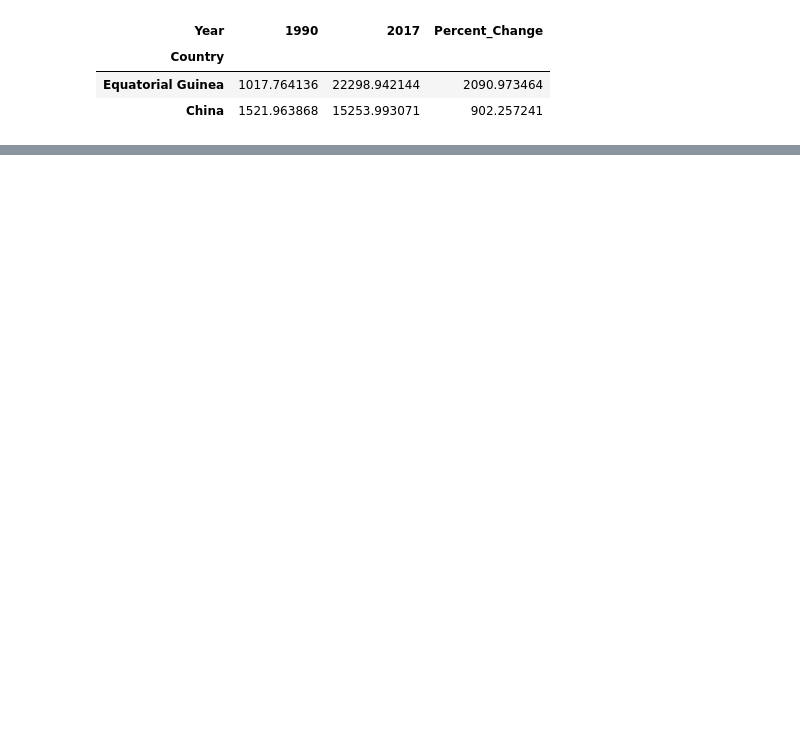
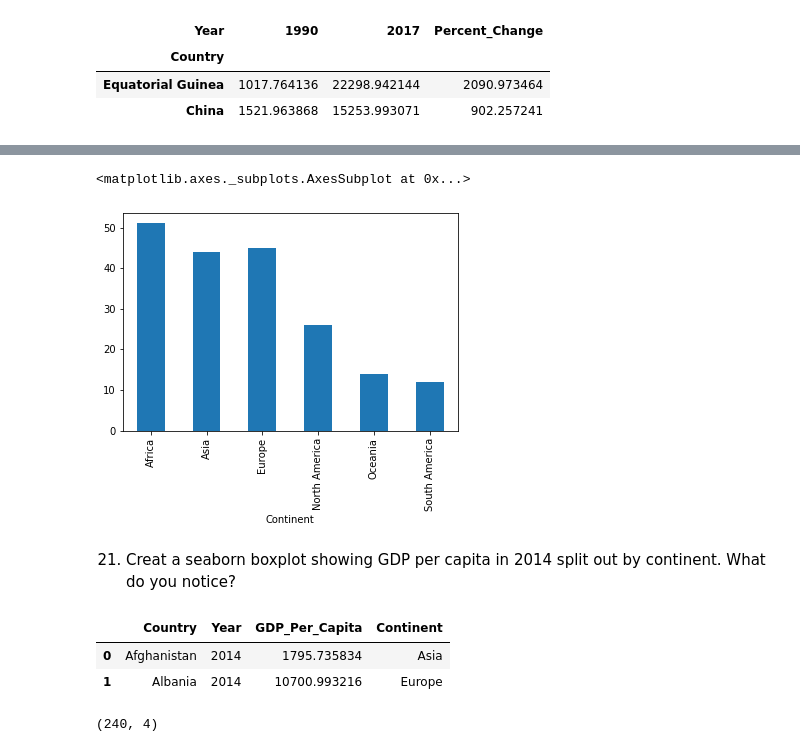
Before and after one commit to nss-data-science-cohort-4/dq1-undata-AmyLG, a Jupyter notebook: notebooks/UN_Data_Exploration.ipynb, the cells around one changed output, grey strips where cells are left out. Saved outputs shown, nothing was run; the diff lists cells and outputs as text; code cells hidden in the pictures; blank space fills up the shorter version.

```diff
--- a/notebooks/UN_Data_Exploration.ipynb
+++ b/notebooks/UN_Data_Exploration.ipynb
@@ -316,0 +353,2 @@ gdp_pivoted.nlargest(2, 'Percent_Change')
+# %%
+continents = pd.read_csv('../data/continents.csv')
@@ -316,0 +368,2 @@ gdp_pivoted.nlargest(2, 'Percent_Change')
+# %%
+gdp_df = gdp_df.merge(continents, on= 'Country', how ='left')
@@ -316,0 +416,7 @@ gdp_pivoted.nlargest(2, 'Percent_Change')
+# %%
+gdp_df.groupby('Continent')['Country'].nunique().plot(kind = 'bar')
+# %% [output]
+<matplotlib.axes._subplots.AxesSubplot at 0x...>
+[figure, added]
+# %% [markdown]
+21. Creat a seaborn boxplot showing GDP per capita in 2014 split out by continent. What do you notice?
@@ -316,0 +425,10 @@ gdp_pivoted.nlargest(2, 'Percent_Change')
+# %%
+gdp_2014_cont.head(2)
+# %% [output]
+|  | Country | Year | GDP_Per_Capita | Continent |
+| 0 | Afghanistan | 2014 | 1795.735834 | Asia |
+| 1 | Albania | 2014 | 10700.993216 | Europe |
+# %%
+gdp_2014_cont.shape
+# %% [output]
+(240, 4)
```
Also changed, not shown: parts of 32 cells of this notebook.
